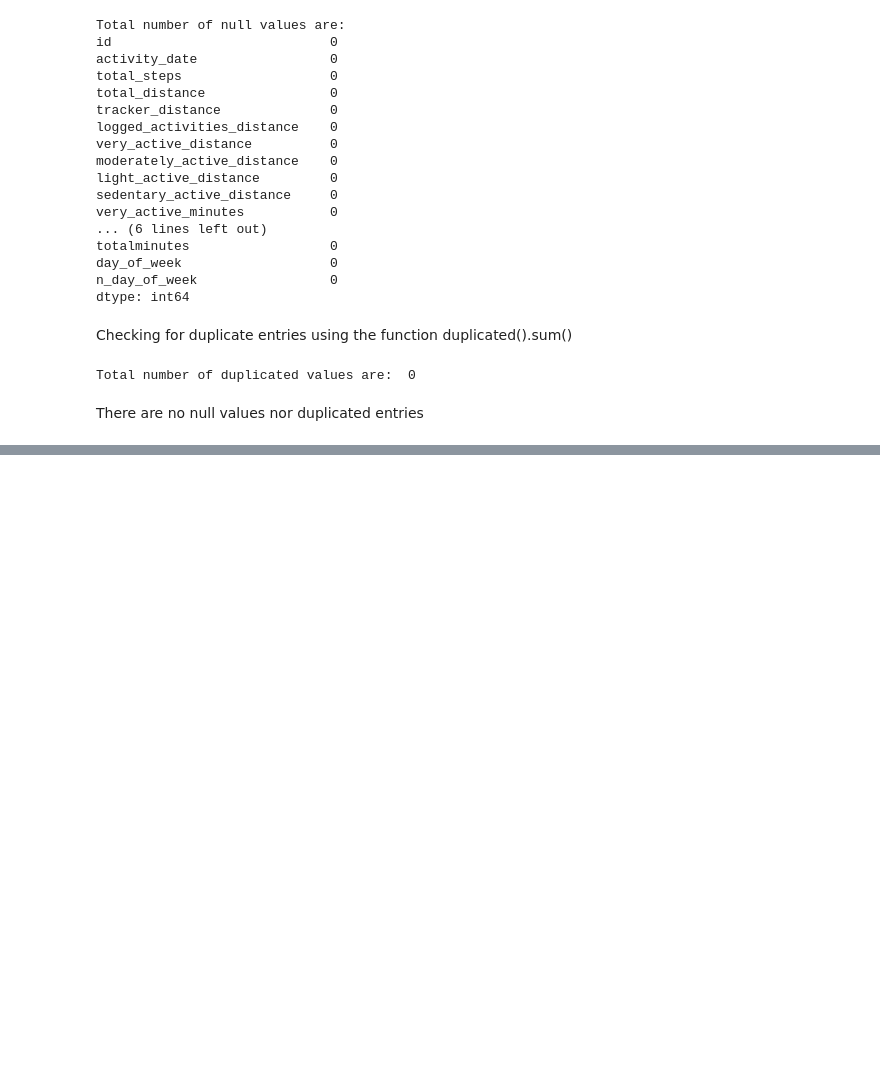
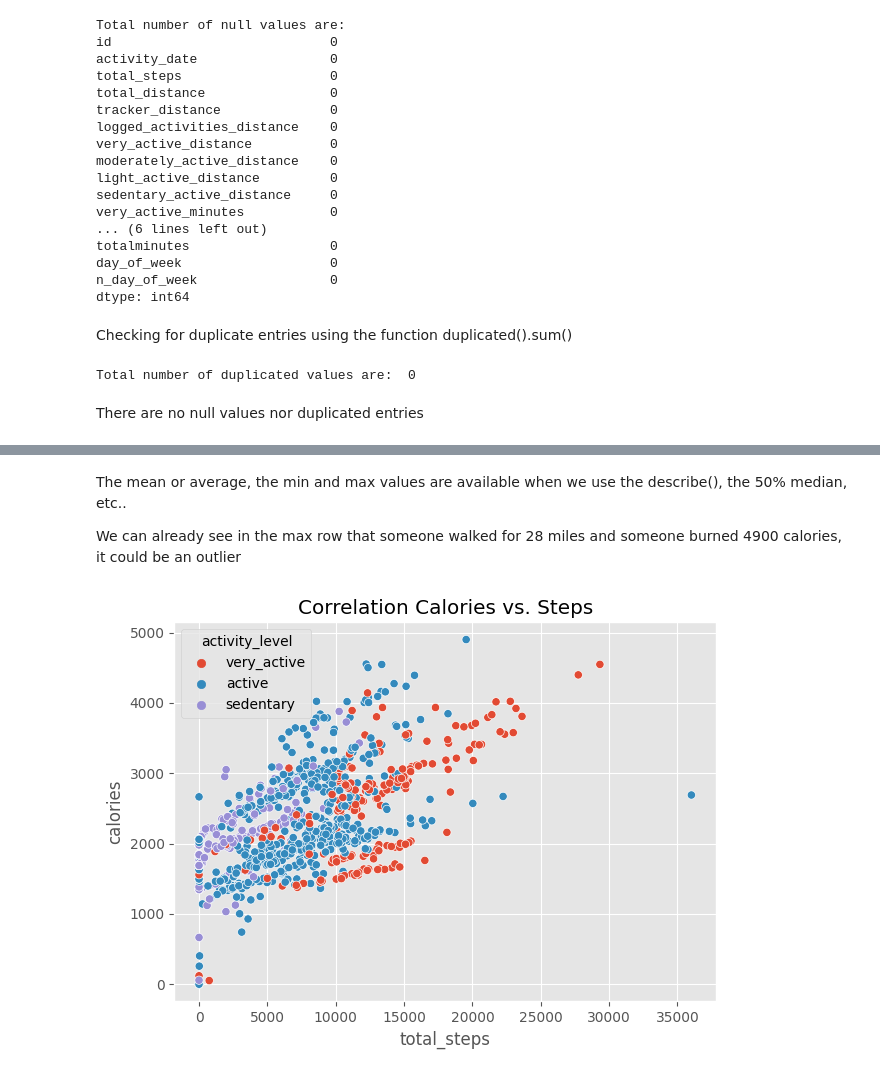
Before and after one commit to MenakaRajendran/PortfolioProjects, a Jupyter notebook: Google_Certification_Bellabeat_Capstone.ipynb, the cells around one changed output, grey strips where cells are left out. Drawn from its saved outputs; the diff is of its cells as text; code cells hidden in the pictures; blank space fills up the shorter version.

```diff
--- a/Google_Certification_Bellabeat_Capstone.ipynb
+++ b/Google_Certification_Bellabeat_Capstone.ipynb
@@ -402,0 +452,26 @@ df_sub.head(3)
+# %%
+# grouping the data by the id
+id_grp = df.groupby(['id'])
+
+# checking the average amount of steps, and sorting the results in descending order
+id_avg_step = id_grp['total_steps'].mean().sort_values(ascending=False)
+
+# assigning the results into a dataframe
+id_avg_step = id_avg_step.to_frame()
+
+# creating a new column which tells in which category each user fits into, depending on the average amount of steps
+conditions = [
+    (id_avg_step <=5000),
+    (id_avg_step > 5000) & (id_avg_step < 10000),
+    (id_avg_step >= 10000)
+] # These are the conditions
+
+values = ['sedentary','active','very_active']
+
+# creating column with the numpy function, np.select to asign each id a category
+id_avg_step['activity_level'] = np.select(conditions,values)
+
+# Storing the results in a variable to use it in the next step
+id_activity_level = id_avg_step['activity_level']
+
+id_avg_step
@@ -402,0 +497,6 @@ df_sub.head(3)
+# %%
+# I have used a list comprehension to create the column in our original dataset.
+# With this list comprehension I am retrieving the categories where the index match the id column
+df['activity_level'] = [id_activity_level[c] for c in df['id']]
+
+df.head(20)
@@ -402,0 +547,4 @@ df_sub.head(3)
+# %% [markdown]
+The mean or average, the min and max values are available when we use the describe(), the 50% median, etc..
+
+We can already see in the max row that someone walked for 28 miles and someone burned 4900 calories, it could be an outlier
@@ -402,0 +554,7 @@ df_sub.head(3)
+# %%
+ax =sns.scatterplot(x='total_steps', y='calories', data=df,hue='activity_level')
+plt.title('Correlation Calories vs. Steps')
+plt.tight_layout()
+plt.show()
+# %% [output]
+[figure, added]
```
Also changed, not shown: parts of 15 cells of this notebook.
